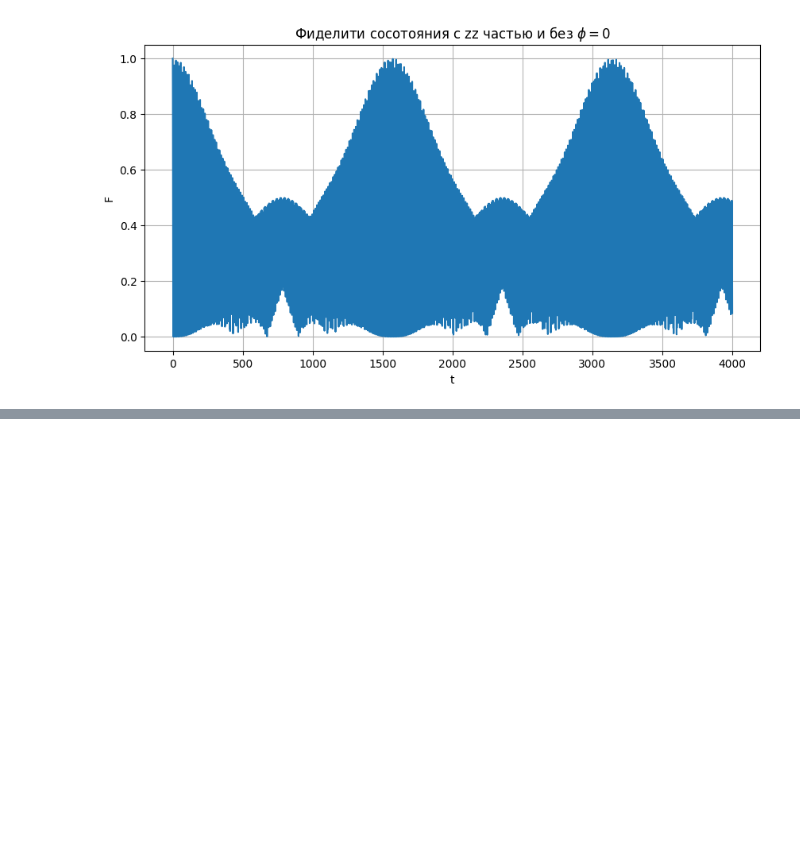
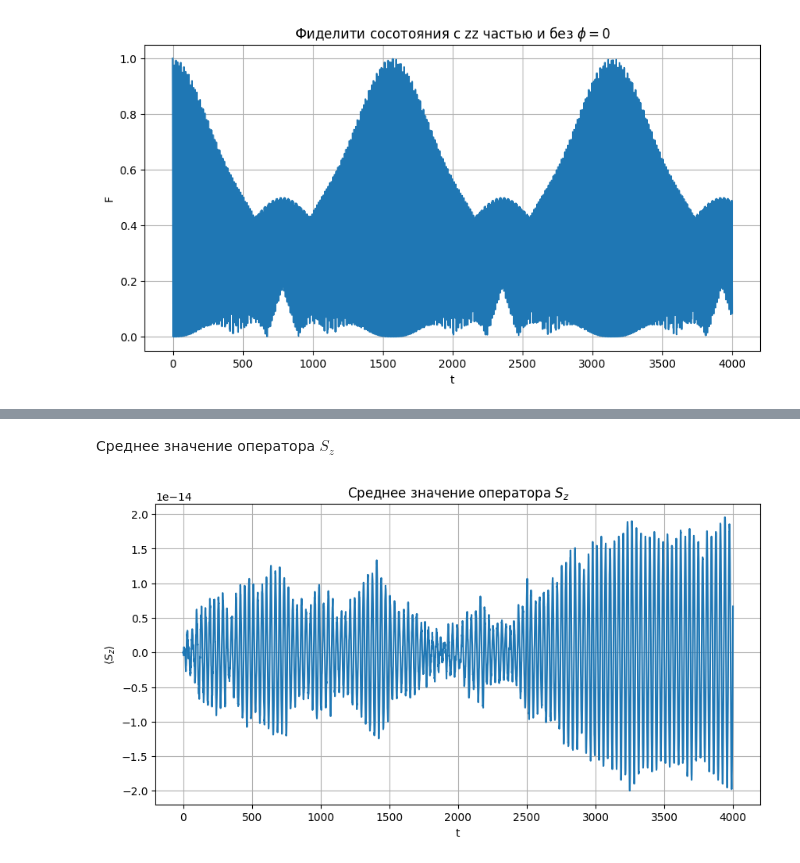
Before and after one commit to kephircheek/research-emqwuqoc, a Jupyter notebook: notebooks/Alexey2013.ipynb, the cells around one changed output, grey strips where cells are left out. Cells and saved outputs as stored; diff of their text form; code cells hidden in the pictures; blank space fills up the shorter version.

```diff
--- a/notebooks/Alexey2013.ipynb
+++ b/notebooks/Alexey2013.ipynb
@@ -240,0 +277,2 @@ ax.grid()
+# %%
+e_ops = [bec.sz(emodel)]
@@ -240,0 +316,11 @@ ax.grid()
+# %% [markdown]
+Среднее значение оператора $S_z$
+# %%
+_, ax = plt.subplots(1, 1, figsize=(10, 5))
+ax.plot(t_list, [qutip.expect(e_ops[0], s) for s in r.states])
+ax.set_ylabel(r"$\langle S_z \rangle$")
+ax.set_xlabel("t")
+ax.set_title("Среднее значение оператора $S_z$")
+ax.grid()
+# %% [output]
+[figure, added]
```
Also changed, not shown: parts of 11 cells of this notebook.
